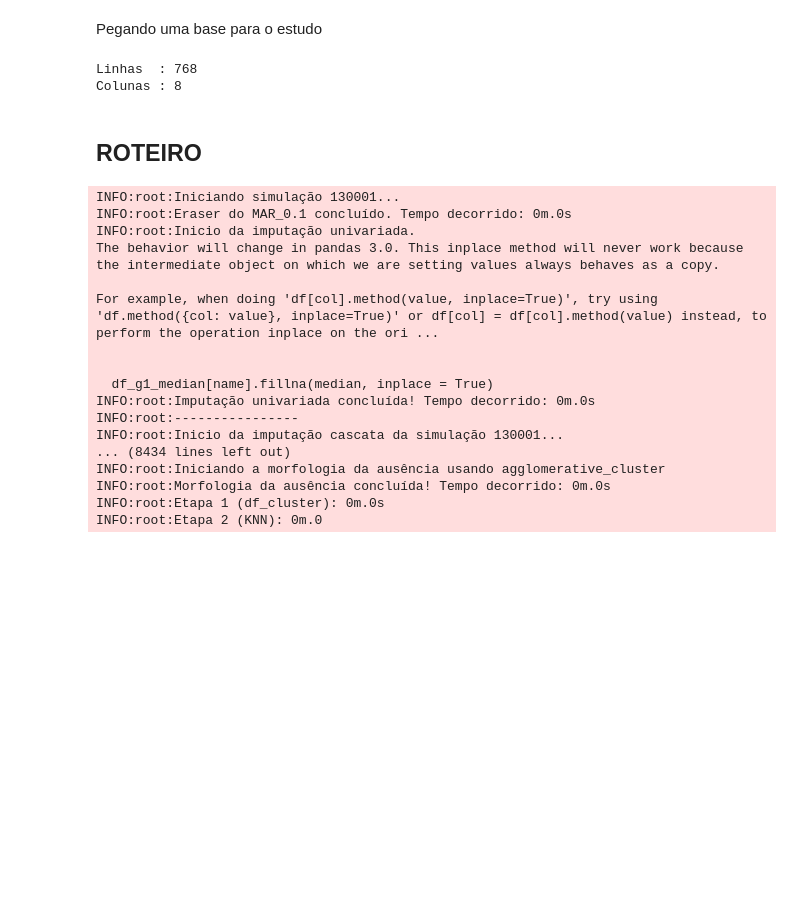
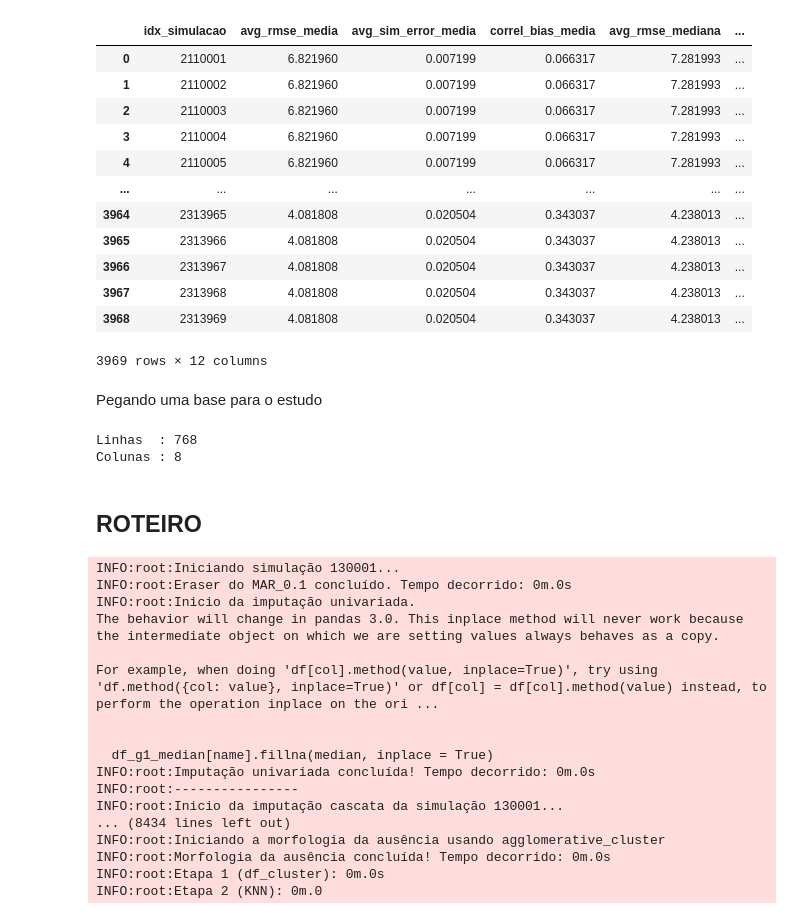
Before and after one commit to TarsilaT/imputCascade, a Jupyter notebook: Codigo_simulacoes_v3.ipynb, the cells around one changed output. Saved outputs shown, nothing was run; the diff lists cells and outputs as text; code cells hidden in the pictures; blank space fills up the shorter version.

Commit message:
Marcacao do idx_simulacao rodado

```diff
--- a/Codigo_simulacoes_v3.ipynb
+++ b/Codigo_simulacoes_v3.ipynb
@@ -22,8 +22,23 @@ from utils_cascade import *
 # Configurando o nível de registro (pode ser DEBUG, INFO, WARNING, ERROR, ou CRITICAL)
 logging.basicConfig(level=logging.INFO)
 # %%
-#aux = pd.read_csv("docs/Resultado simulações/Resultado_simulacao_pima.csv")
+aux = pd.read_csv("docs/Resultado simulações/Resultado_simulacao_pima_v2.csv")
+#aux
 #aux idx_simulacao > 2110742
+# %% [output]
+|  | idx_simulacao | avg_rmse_media | avg_sim_error_media | correl_bias_media | avg_rmse_mediana | ... |
+| 0 | 2110001 | 6.821960 | 0.007199 | 0.066317 | 7.281993 | ... |
+| 1 | 2110002 | 6.821960 | 0.007199 | 0.066317 | 7.281993 | ... |
+| 2 | 2110003 | 6.821960 | 0.007199 | 0.066317 | 7.281993 | ... |
+| 3 | 2110004 | 6.821960 | 0.007199 | 0.066317 | 7.281993 | ... |
+| 4 | 2110005 | 6.821960 | 0.007199 | 0.066317 | 7.281993 | ... |
+| ... | ... | ... | ... | ... | ... | ... |
+| 3964 | 2313965 | 4.081808 | 0.020504 | 0.343037 | 4.238013 | ... |
+| 3965 | 2313966 | 4.081808 | 0.020504 | 0.343037 | 4.238013 | ... |
+| 3966 | 2313967 | 4.081808 | 0.020504 | 0.343037 | 4.238013 | ... |
+| 3967 | 2313968 | 4.081808 | 0.020504 | 0.343037 | 4.238013 | ... |
+| 3968 | 2313969 | 4.081808 | 0.020504 | 0.343037 | 4.238013 | ... |
+3969 rows × 12 columns
 # %% [markdown]
 Pegando uma base para o estudo
 # %%
```
Also changed, not shown: parts of 2 cells of this notebook.
